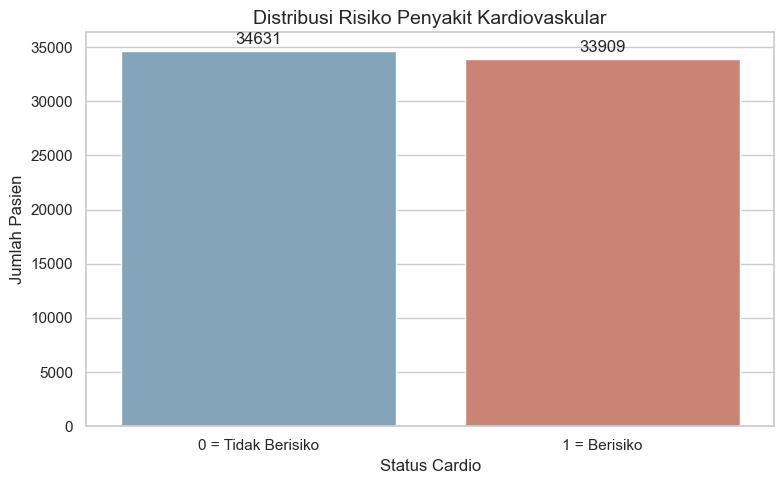
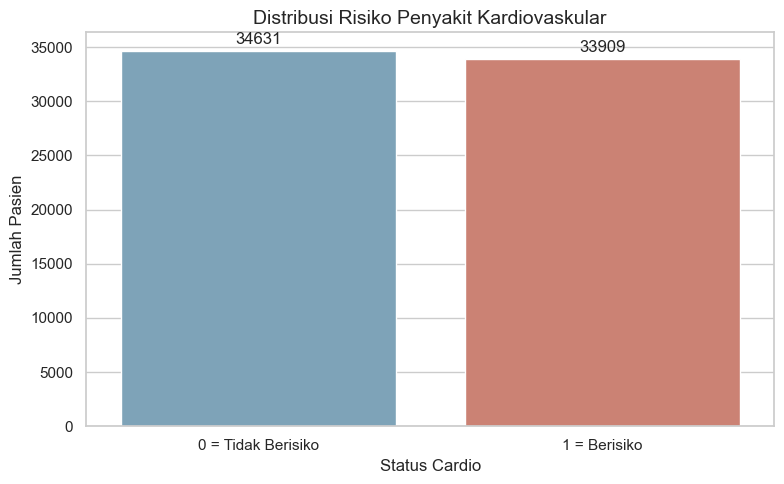
The notebook cell's code change between the first figure and the second:
--- before
+++ after
@@ -1,4 +1,10 @@
 plt.figure(figsize=(8, 5))
-ax = sns.countplot(data=df, x='cardio', order=[0, 1], palette=['#7AA6C2', '#D97B66'])
+ax = sns.countplot(
+    data=df,
+    x='cardio',
+    hue='cardio',
+    palette=['#74A6C2', '#D97866'],
+    legend=False
+)
 ax.set_title('Distribusi Risiko Penyakit Kardiovaskular')
 ax.set_xlabel('Status Cardio')

Commit: Memperbaiki warning seaborn pada visualisasi EDA